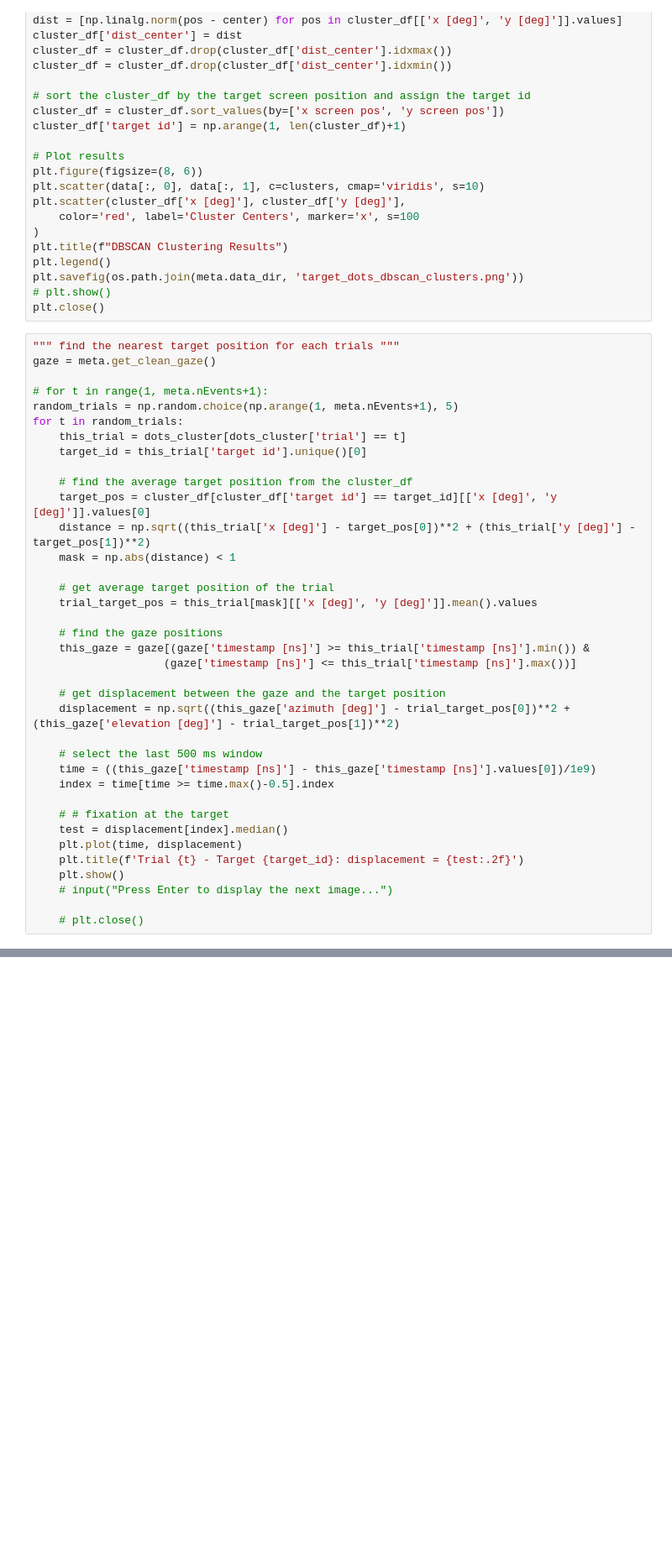
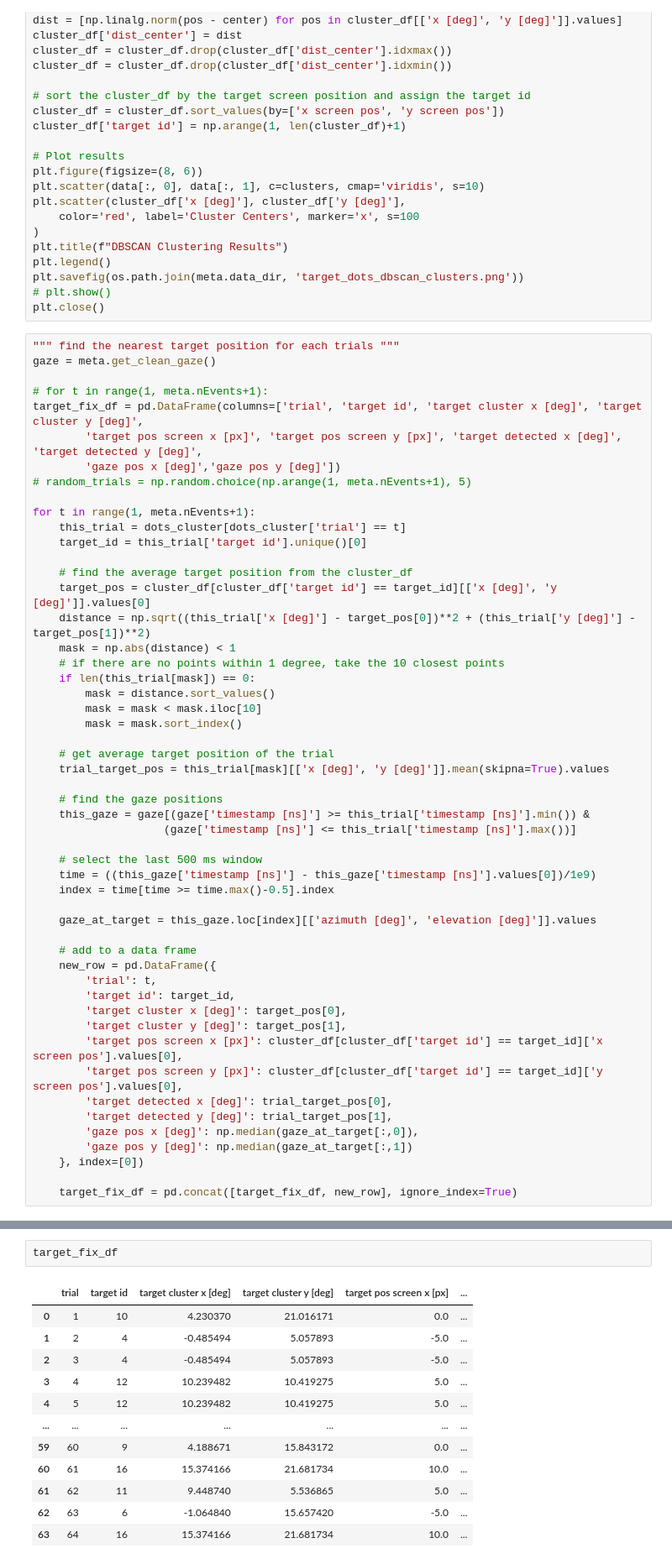
Before and after one commit to jiwonyeon/eyelink_calibration, a Jupyter notebook: jiwon_analysis.ipynb, the cells around one changed output, grey strips where cells are left out. Shown at 84% size. Saved outputs shown, nothing was run; the diff lists cells and outputs as text; blank space fills up the shorter version.

```diff
--- a/jiwon_analysis.ipynb
+++ b/jiwon_analysis.ipynb
@@ -271,8 +271,12 @@ plt.close()
 gaze = meta.get_clean_gaze()
 
 # for t in range(1, meta.nEvents+1):
-random_trials = np.random.choice(np.arange(1, meta.nEvents+1), 5)
-for t in random_trials:
+target_fix_df = pd.DataFrame(columns=['trial', 'target id', 'target cluster x [deg]', 'target cluster y [deg]',
+        'target pos screen x [px]', 'target pos screen y [px]', 'target detected x [deg]', 'target detected y [deg]',
+        'gaze pos x [deg]','gaze pos y [deg]'])
+# random_trials = np.random.choice(np.arange(1, meta.nEvents+1), 5)
+
+for t in range(1, meta.nEvents+1):
     this_trial = dots_cluster[dots_cluster['trial'] == t]
     target_id = this_trial['target id'].unique()[0]
 
@@ -280,26 +284,37 @@ for t in random_trials:
     target_pos = cluster_df[cluster_df['target id'] == target_id][['x [deg]', 'y [deg]']].values[0]
     distance = np.sqrt((this_trial['x [deg]'] - target_pos[0])**2 + (this_trial['y [deg]'] - target_pos[1])**2)
     mask = np.abs(distance) < 1
+    # if there are no points within 1 degree, take the 10 closest points
+    if len(this_trial[mask]) == 0:
+        mask = distance.sort_values()
+        mask = mask < mask.iloc[10]
+        mask = mask.sort_index()
 
     # get average target position of the trial
-    trial_target_pos = this_trial[mask][['x [deg]', 'y [deg]']].mean().values
+    trial_target_pos = this_trial[mask][['x [deg]', 'y [deg]']].mean(skipna=True).values
 
     # find the gaze positions
     this_gaze = gaze[(gaze['timestamp [ns]'] >= this_trial['timestamp [ns]'].min()) &
                     (gaze['timestamp [ns]'] <= this_trial['timestamp [ns]'].max())]
 
-    # get displacement between the gaze and the target position
-    displacement = np.sqrt((this_gaze['azimuth [deg]'] - trial_target_pos[0])**2 + (this_gaze['elevation [deg]'] - trial_target_pos[1])**2)
-
     # select the last 500 ms window
     time = ((this_gaze['timestamp [ns]'] - this_gaze['timestamp [ns]'].values[0])/1e9)
     index = time[time >= time.max()-0.5].index
 
-    # # fixation at the target
-    test = displacement[index].median()
-    plt.plot(time, displacement)
-    plt.title(f'Trial {t} - Target {target_id}: displacement = {test:.2f}')
-    plt.show()
-    # input("Press Enter to display the next image...")
+    gaze_at_target = this_gaze.loc[index][['azimuth [deg]', 'elevation [deg]']].values
 
-    # plt.close()
+    # add to a data frame
+    new_row = pd.DataFrame({
+        'trial': t,
+        'target id': target_id,
+        'target cluster x [deg]': target_pos[0],
+        'target cluster y [deg]': target_pos[1],
+        'target pos screen x [px]': cluster_df[cluster_df['target id'] == target_id]['x screen pos'].values[0],
+        'target pos screen y [px]': cluster_df[cluster_df['target id'] == target_id]['y screen pos'].values[0],
+        'target detected x [deg]': trial_target_pos[0],
+        'target detected y [deg]': trial_target_pos[1],
+        'gaze pos x [deg]': np.median(gaze_at_target[:,0]),
+        'gaze pos y [deg]': np.median(gaze_at_target[:,1])
+    }, index=[0])
+
+    target_fix_df = pd.concat([target_fix_df, new_row], ignore_index=True)
@@ -311,0 +321,15 @@ for t in random_trials:
+# %%
+target_fix_df
+# %% [output]
+|  | trial | target id | target cluster x [deg] | target cluster y [deg] | target pos screen x [px] | ... |
+| 0 | 1 | 10 | 4.230370 | 21.016171 | 0.0 | ... |
+| 1 | 2 | 4 | -0.485494 | 5.057893 | -5.0 | ... |
+| 2 | 3 | 4 | -0.485494 | 5.057893 | -5.0 | ... |
+| 3 | 4 | 12 | 10.239482 | 10.419275 | 5.0 | ... |
+| 4 | 5 | 12 | 10.239482 | 10.419275 | 5.0 | ... |
+| ... | ... | ... | ... | ... | ... | ... |
+| 59 | 60 | 9 | 4.188671 | 15.843172 | 0.0 | ... |
+| 60 | 61 | 16 | 15.374166 | 21.681734 | 10.0 | ... |
+| 61 | 62 | 11 | 9.448740 | 5.536865 | 5.0 | ... |
+| 62 | 63 | 6 | -1.064840 | 15.657420 | -5.0 | ... |
+| 63 | 64 | 16 | 15.374166 | 21.681734 | 10.0 | ... |
```
Also changed, not shown: parts of 4 cells of this notebook, 2 other files.
